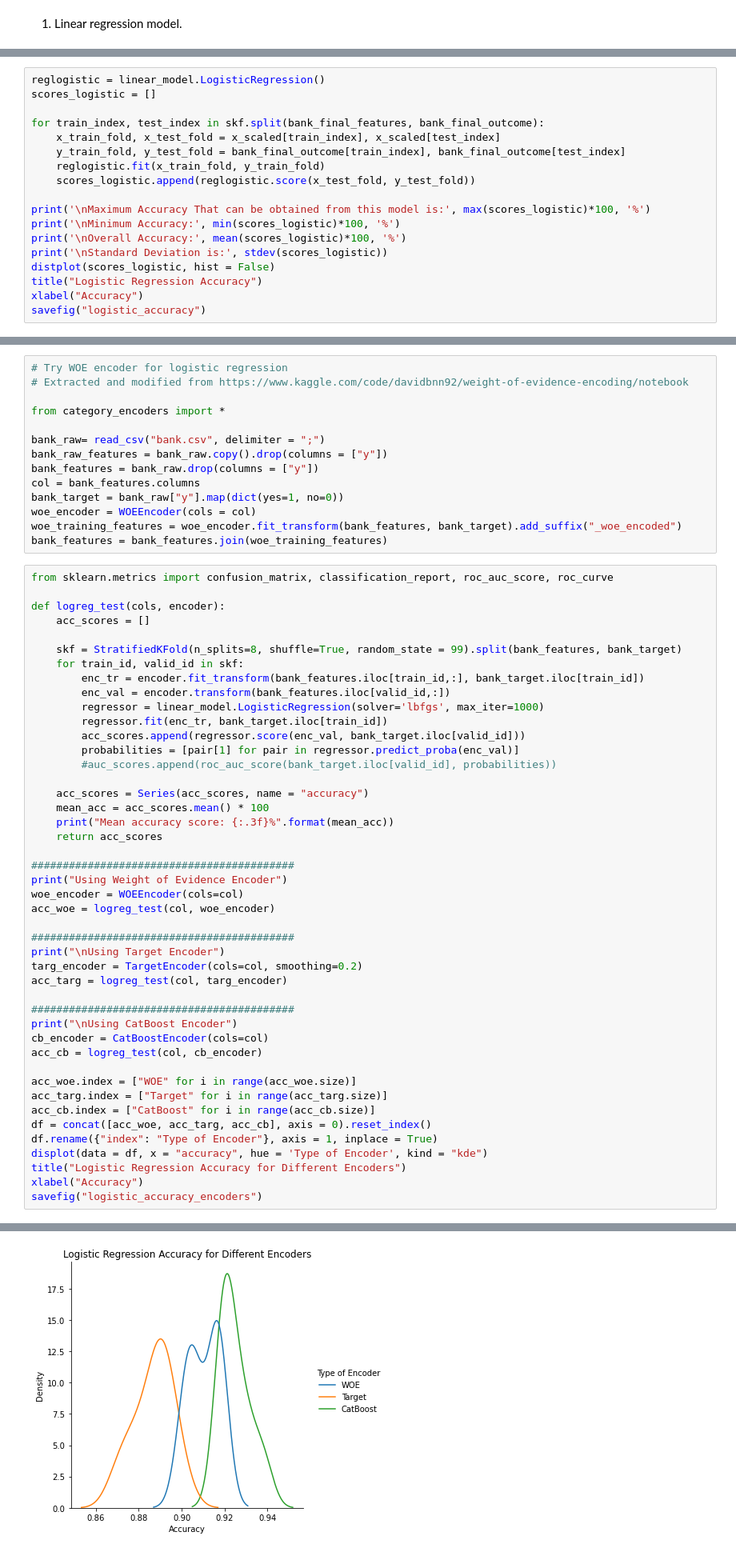
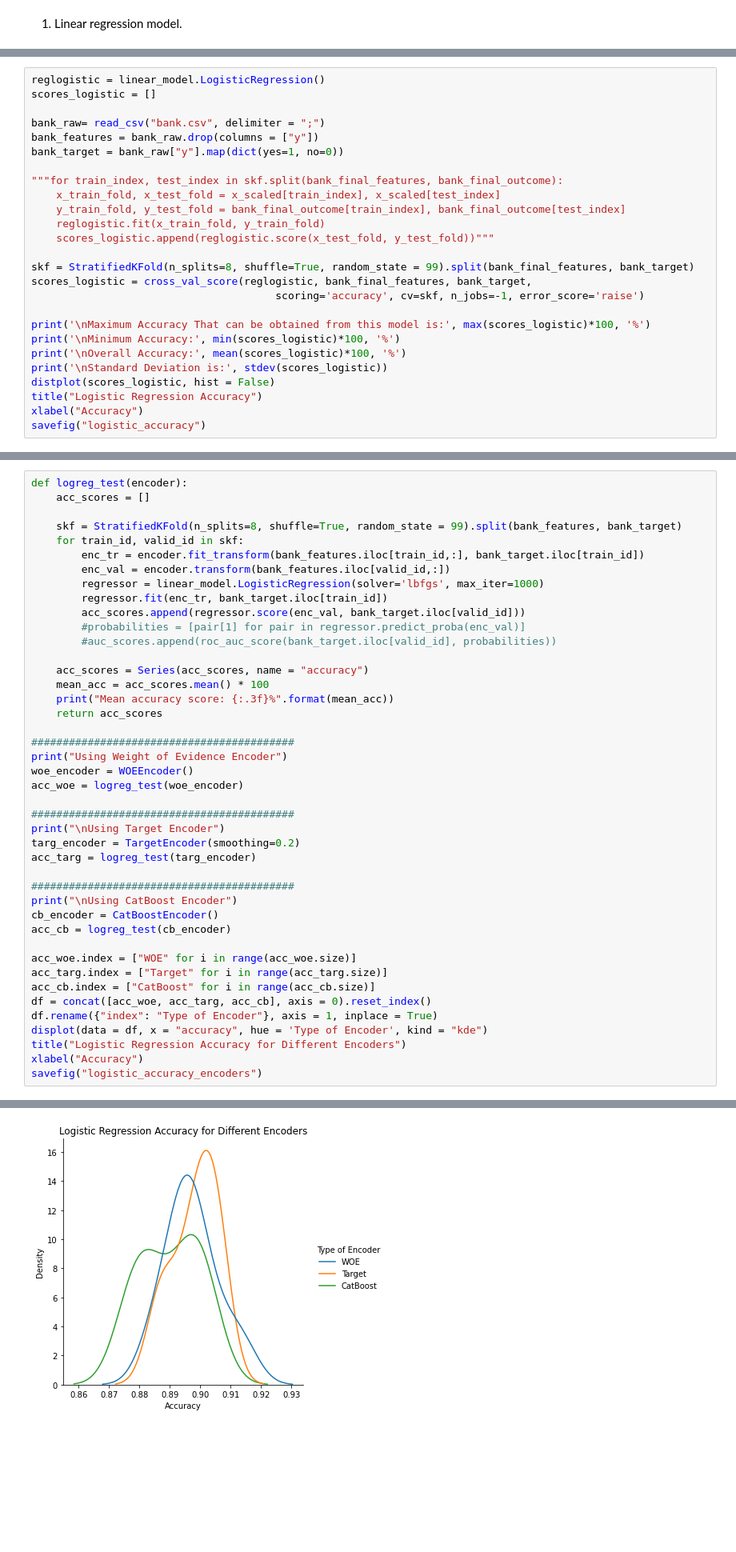
Before and after one commit to BerylliuMM2000/BankMarketing, a Jupyter notebook: Bank-Marketing-Campaign.ipynb, the cells around one changed output, grey strips where cells are left out. Shown at 80% size. Drawn from its saved outputs; the diff is of its cells as text; blank space fills up the shorter version.

```diff
--- a/Bank-Marketing-Campaign.ipynb
+++ b/Bank-Marketing-Campaign.ipynb
@@ -265,11 +272,19 @@ As shown on the distributional plot, our linear regression model works very bad
 reglogistic = linear_model.LogisticRegression()
 scores_logistic = []
 
-for train_index, test_index in skf.split(bank_final_features, bank_final_outcome):
+bank_raw= read_csv("bank.csv", delimiter = ";")
+bank_features = bank_raw.drop(columns = ["y"])
+bank_target = bank_raw["y"].map(dict(yes=1, no=0))
+
+"""for train_index, test_index in skf.split(bank_final_features, bank_final_outcome):
     x_train_fold, x_test_fold = x_scaled[train_index], x_scaled[test_index]
     y_train_fold, y_test_fold = bank_final_outcome[train_index], bank_final_outcome[test_index]
     reglogistic.fit(x_train_fold, y_train_fold)
-    scores_logistic.append(reglogistic.score(x_test_fold, y_test_fold))
+    scores_logistic.append(reglogistic.score(x_test_fold, y_test_fold))"""
+
+skf = StratifiedKFold(n_splits=8, shuffle=True, random_state = 99).split(bank_final_features, bank_target)
+scores_logistic = cross_val_score(reglogistic, bank_final_features, bank_target,
+                                       scoring='accuracy', cv=skf, n_jobs=-1, error_score='raise')
 
 print('\nMaximum Accuracy That can be obtained from this model is:', max(scores_logistic)*100, '%')
 print('\nMinimum Accuracy:', min(scores_logistic)*100, '%')
@@ -291,21 +306,5 @@ Standard Deviation is: 0.007120413740049291
-# %%
-# Try WOE encoder for logistic regression
-# Extracted and modified from https://www.kaggle.com/code/davidbnn92/weight-of-evidence-encoding/notebook
-
-from category_encoders import *
-
-bank_raw= read_csv("bank.csv", delimiter = ";")
-bank_raw_features = bank_raw.copy().drop(columns = ["y"])
-bank_features = bank_raw.drop(columns = ["y"])
-col = bank_features.columns
-bank_target = bank_raw["y"].map(dict(yes=1, no=0))
-woe_encoder = WOEEncoder(cols = col)
-woe_training_features = woe_encoder.fit_transform(bank_features, bank_target).add_suffix("_woe_encoded")
-bank_features = bank_features.join(woe_training_features)
 # %%
-from sklearn.metrics import confusion_matrix, classification_report, roc_auc_score, roc_curve
-
-def logreg_test(cols, encoder):
+def logreg_test(encoder):
     acc_scores = []
 
     skf = StratifiedKFold(n_splits=8, shuffle=True, random_state = 99).split(bank_features, bank_target)
@@ -315,7 +314,7 @@ def logreg_test(cols, encoder):
         regressor = linear_model.LogisticRegression(solver='lbfgs', max_iter=1000)
         regressor.fit(enc_tr, bank_target.iloc[train_id])
         acc_scores.append(regressor.score(enc_val, bank_target.iloc[valid_id]))
-        probabilities = [pair[1] for pair in regressor.predict_proba(enc_val)]
+        #probabilities = [pair[1] for pair in regressor.predict_proba(enc_val)]
         #auc_scores.append(roc_auc_score(bank_target.iloc[valid_id], probabilities))
 
     acc_scores = Series(acc_scores, name = "accuracy")
@@ -325,18 +324,18 @@ def logreg_test(cols, encoder):
 
 ##########################################
 print("Using Weight of Evidence Encoder")
-woe_encoder = WOEEncoder(cols=col)
-acc_woe = logreg_test(col, woe_encoder)
+woe_encoder = WOEEncoder()
+acc_woe = logreg_test(woe_encoder)
 
 ##########################################
 print("\nUsing Target Encoder")
-targ_encoder = TargetEncoder(cols=col, smoothing=0.2)
-acc_targ = logreg_test(col, targ_encoder)
+targ_encoder = TargetEncoder(smoothing=0.2)
+acc_targ = logreg_test(targ_encoder)
 
 ##########################################
 print("\nUsing CatBoost Encoder")
-cb_encoder = CatBoostEncoder(cols=col)
-acc_cb = logreg_test(col, cb_encoder)
+cb_encoder = CatBoostEncoder()
+acc_cb = logreg_test(cb_encoder)
 
 acc_woe.index = ["WOE" for i in range(acc_woe.size)]
 acc_targ.index = ["Target" for i in range(acc_targ.size)]
@@ -359,2 +375,2 @@ Mean accuracy score: 92.479%
-[figure, old version]
+[figure, new version]
 # %%
```
Also changed, not shown: parts of 21 cells of this notebook.
